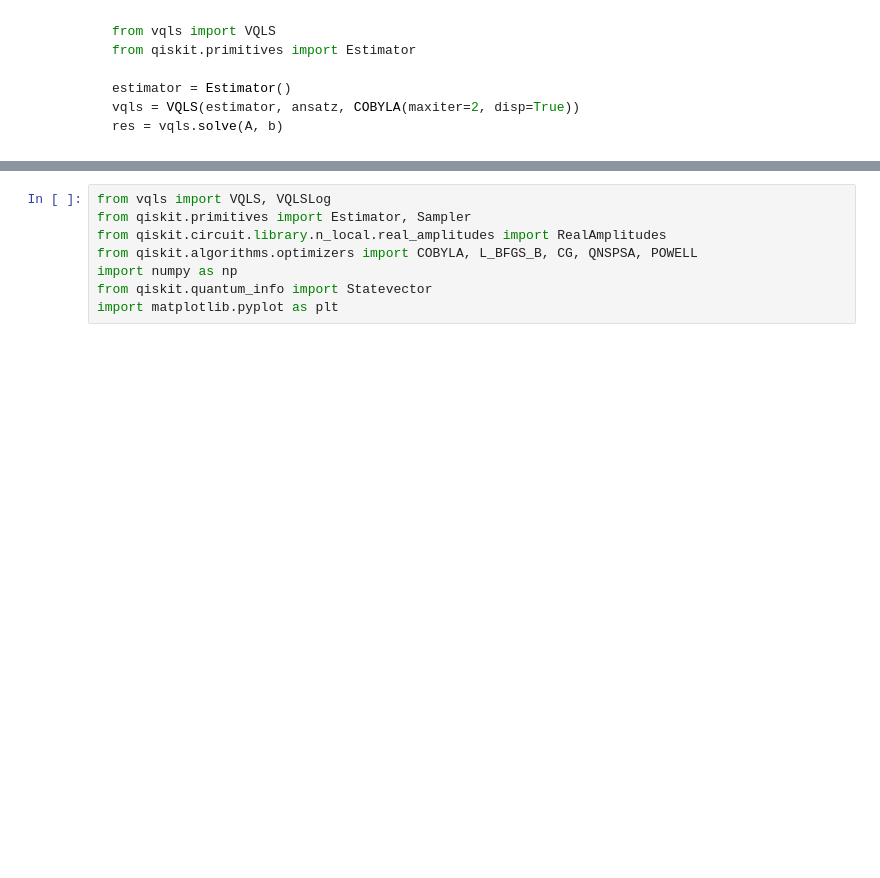
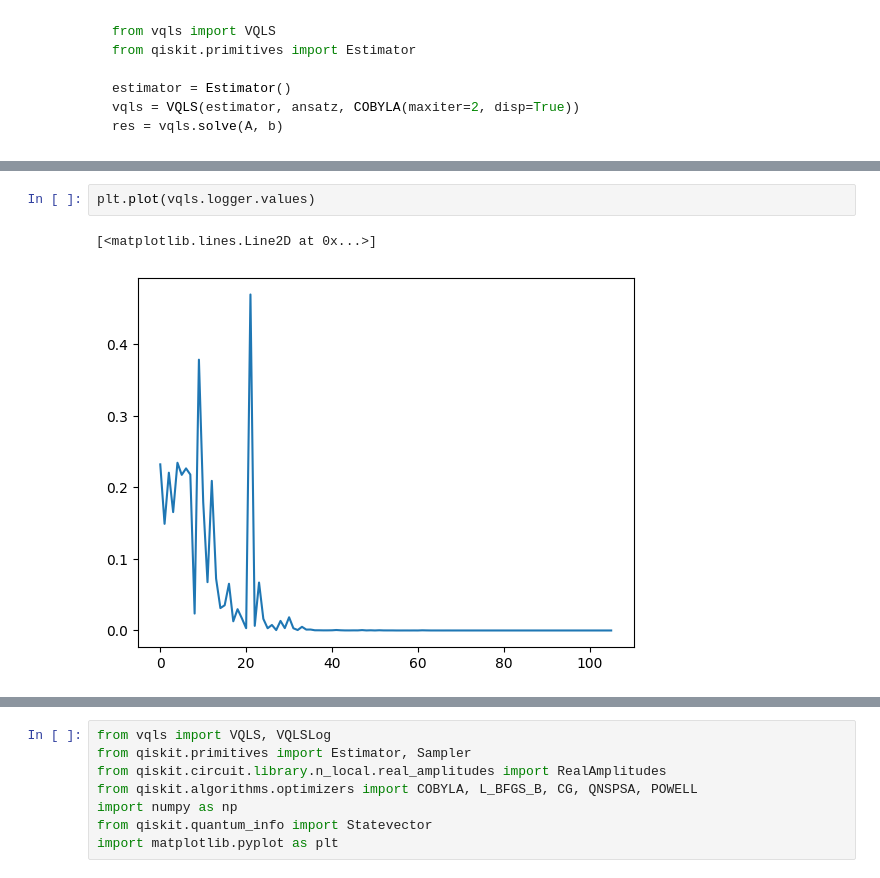
Before and after one commit to comp-physics/NISQ-Quantum-CFD, a Jupyter notebook: VQLS/Projection-VQLS.ipynb, the cells around one changed output, grey strips where cells are left out. Cells and saved outputs as stored; diff of their text form; blank space fills up the shorter version.

```diff
--- a/VQLS/Projection-VQLS.ipynb
+++ b/VQLS/Projection-VQLS.ipynb
@@ -9,0 +59,5 @@ res = vqls.solve(A, b)
+# %%
+plt.plot(vqls.logger.values)
+# %% [output]
+[<matplotlib.lines.Line2D at 0x...>]
+[figure, added]
```
Also changed, not shown: parts of 8 cells of this notebook, 6 other files.
